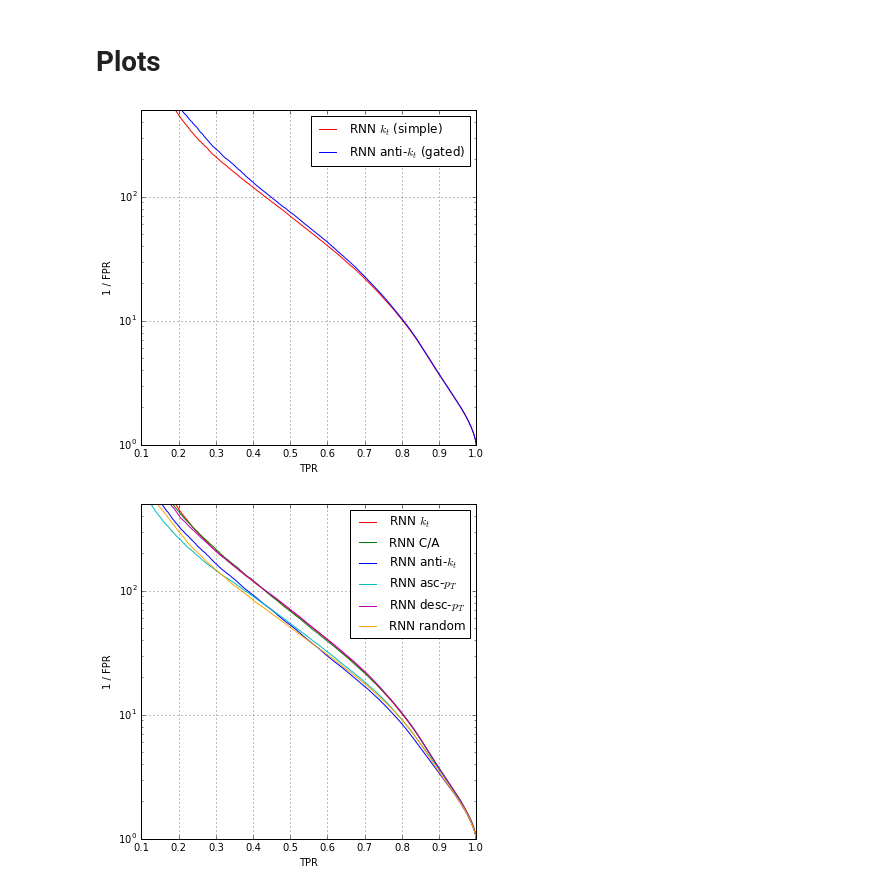
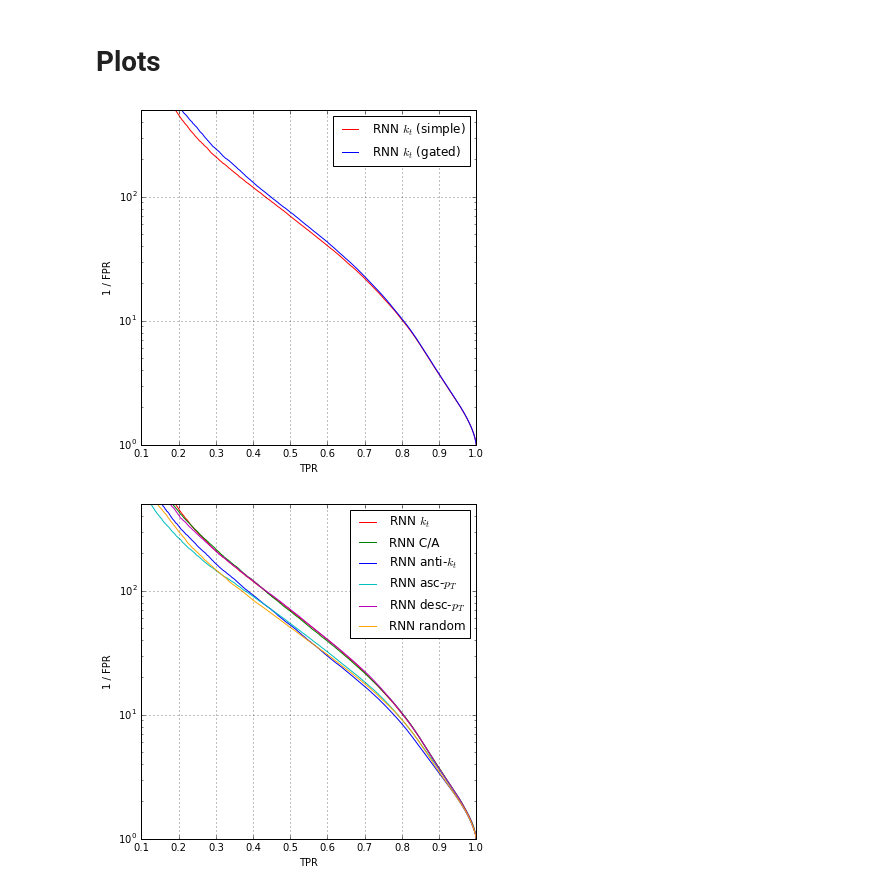
Before and after one commit to glouppe/recnn, a Jupyter notebook: notebooks/jet-study-2.ipynb, the cells around one changed output. Saved outputs shown, nothing was run; the diff lists cells and outputs as text; code cells hidden in the pictures.

```diff
--- a/notebooks/jet-study-2.ipynb
+++ b/notebooks/jet-study-2.ipynb
@@ -334,19 +334,19 @@ RNN desc-$p_T$ (particles, simple)      ROC AUC=0.9193+-0.00    1/FPR@TPR=0.5=70
 # %%
 # Simple vs gated
 for pattern, gated, label, color in [
         ("antikt-kt", False, "RNN $k_t$ (simple)", "r"),
-        ("antikt-kt", True, "RNN anti-$k_t$ (gated)", "b")
+        ("antikt-kt", True, "RNN $k_t$ (gated)", "b")
     ]:
 
     fd = open("../models/jet-study-2/rocs/rocs-%s-%s.pickle" % ("s" if not gated else "g", pattern), "rb")
     r, f, t = pickle.load(fd)
     fd.close()
 
     plot_rocs(r, f, t, label=label, color=color, show_all=False)
 
 plot_show()
 # %% [output]
-[figure, old version]
+[figure, new version]
 # %%
 # Topologies (particles, simple)
 for pattern, gated, label, color in [
```
Also changed, not shown: parts of 2 cells of this notebook.
